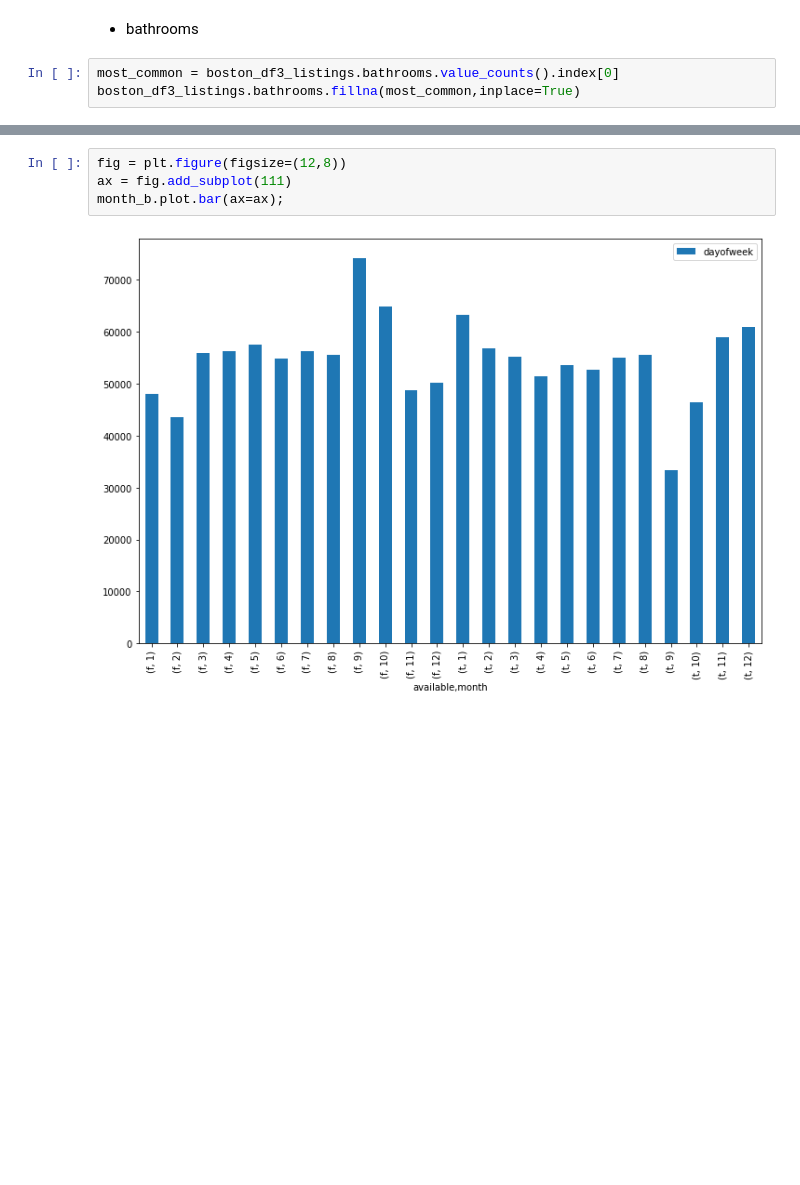
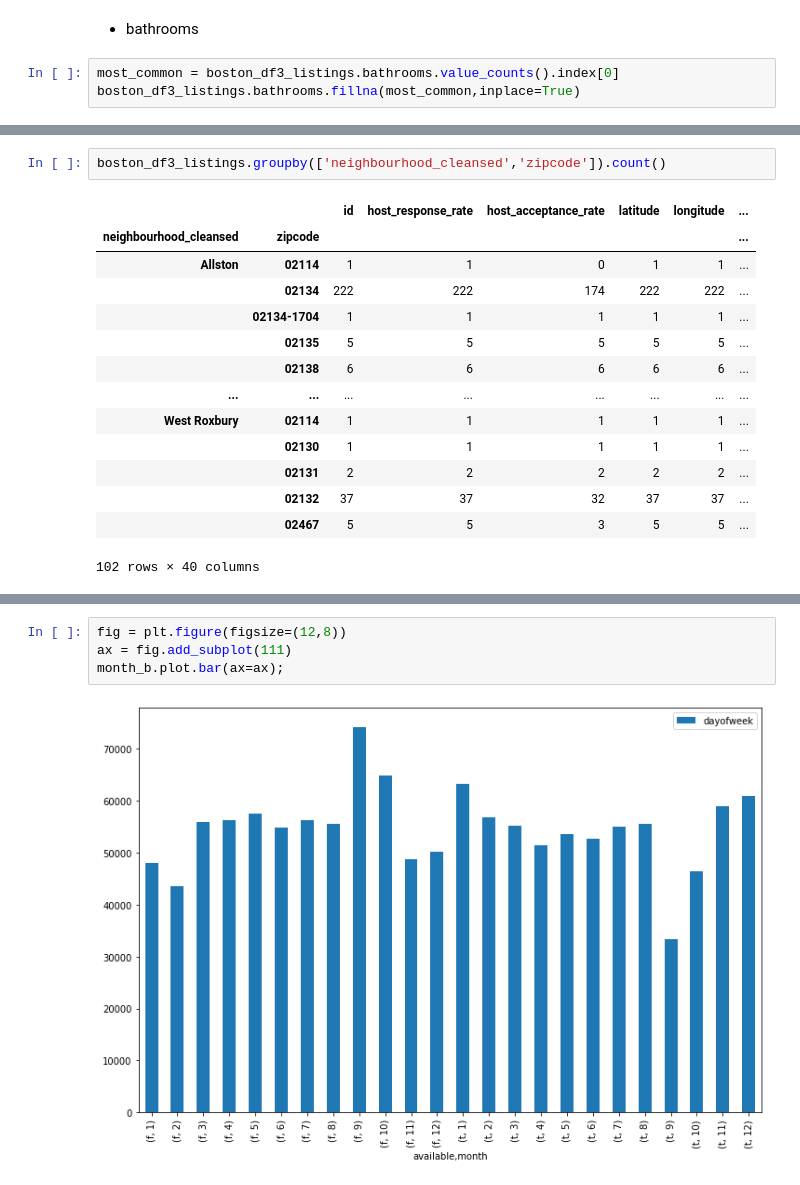
Before and after one commit to rafaelmata357/Data-Science-Udacity, a Jupyter notebook: Airbnb/airbnb.ipynb, the cells around one changed output, grey strips where cells are left out. Drawn from its saved outputs; the diff is of its cells as text; blank space fills up the shorter version.

```diff
--- a/Airbnb/airbnb.ipynb
+++ b/Airbnb/airbnb.ipynb
@@ -599,0 +651,17 @@ boston_df3_listings.bathrooms.fillna(most_common,inplace=True)
+# %%
+boston_df3_listings.groupby(['neighbourhood_cleansed','zipcode']).count()
+# %% [output]
+|  |  | id | host_response_rate | host_acceptance_rate | latitude | longitude | ... |
+| neighbourhood_cleansed | zipcode |  |  |  |  |  | ... |
+| Allston | 02114 | 1 | 1 | 0 | 1 | 1 | ... |
+|  | 02134 | 222 | 222 | 174 | 222 | 222 | ... |
+|  | 02134-1704 | 1 | 1 | 1 | 1 | 1 | ... |
+|  | 02135 | 5 | 5 | 5 | 5 | 5 | ... |
+|  | 02138 | 6 | 6 | 6 | 6 | 6 | ... |
+| ... | ... | ... | ... | ... | ... | ... | ... |
+| West Roxbury | 02114 | 1 | 1 | 1 | 1 | 1 | ... |
+|  | 02130 | 1 | 1 | 1 | 1 | 1 | ... |
+|  | 02131 | 2 | 2 | 2 | 2 | 2 | ... |
+|  | 02132 | 37 | 37 | 32 | 37 | 37 | ... |
+|  | 02467 | 5 | 5 | 3 | 5 | 5 | ... |
+102 rows × 40 columns
```
Also changed, not shown: parts of 16 cells of this notebook.
